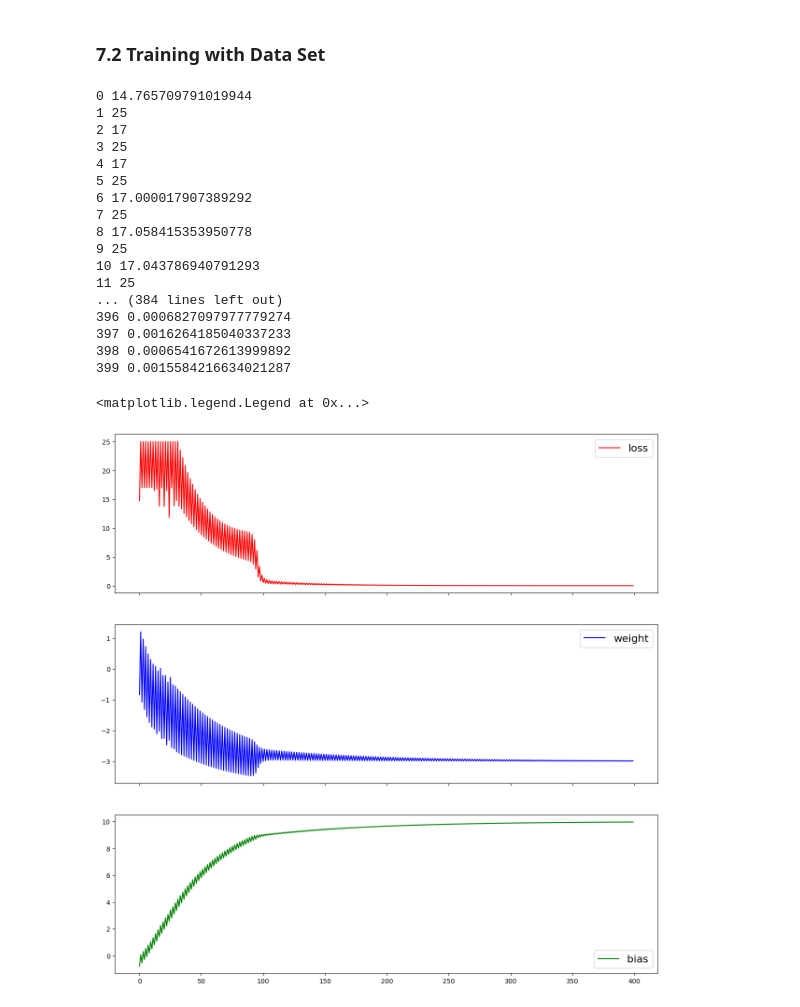
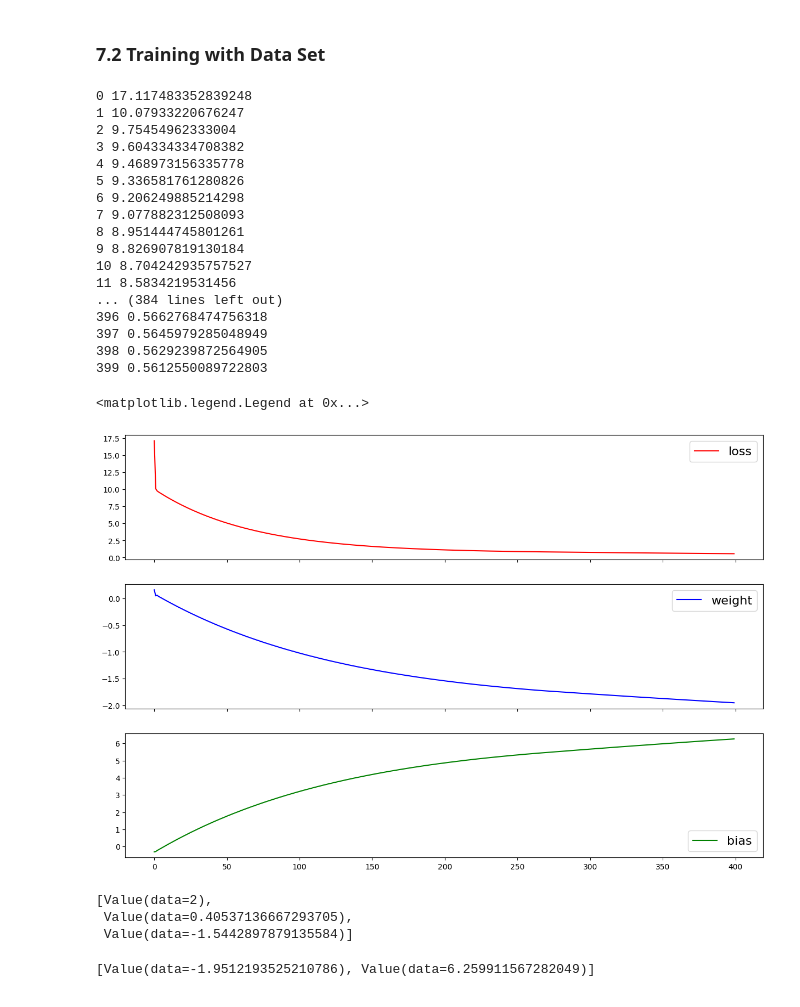
Before and after one commit to mmshakourig/ENPH353_LAB5, a Jupyter notebook: neuralNet.ipynb, the cells around one changed output. Drawn from its saved outputs; the diff is of its cells as text; code cells hidden in the pictures.

```diff
--- a/neuralNet.ipynb
+++ b/neuralNet.ipynb
@@ -370,7 +371,7 @@ for k in range(400):
 
   # update
   for p in n.parameters():
-    p.data += -0.06 * p.grad
+    p.data += -0.02 * p.grad
 
   print(k, loss.data)
 
@@ -378,35 +379,45 @@ for k in range(400):
   weights.append(n.layers[0].neurons[0].w[0].data)
   biases.append(n.layers[0].neurons[0].b.data)
 # %% [output]
-0 14.765709791019944
-1 25
-2 17
-3 25
-4 17
-5 25
-6 17.000017907389292
-7 25
-8 17.058415353950778
-9 25
-10 17.043786940791293
-11 25
+0 17.117483352839248
+1 10.07933220676247
+2 9.75454962333004
+3 9.604334334708382
+4 9.468973156335778
+5 9.336581761280826
+6 9.206249885214298
+7 9.077882312508093
+8 8.951444745801261
+9 8.826907819130184
+10 8.704242935757527
+11 8.5834219531456
 ... (384 lines left out)
-396 0.0006827097977779274
-397 0.0016264185040337233
-398 0.0006541672613999892
-399 0.0015584216634021287
+396 0.5662768474756318
+397 0.5645979285048949
+398 0.5629239872564905
+399 0.5612550089722803
 # %%
 from matplotlib.pyplot import xlabel
 
 
-fig, axs = plt.subplots(3, 1, figsize=(15, 15), sharex=True)
+fig, axs = plt.subplots(3, 1, figsize=(15, 10), sharex=True)
 
 axs[0].plot(losses, label='loss', color='red')
 axs[1].plot(weights, label='weight', color='blue')
 axs[2].plot(biases, label='bias', color='green')
 axs[0].legend(loc='upper right', fontsize=16)
 axs[1].legend(loc='upper right', fontsize=16)
 axs[2].legend(loc='lower right', fontsize=16)
 # %% [output]
 <matplotlib.legend.Legend at 0x...>
-[figure, old version]
+[figure, new version]
+# %%
+ypred
+# %% [output]
+[Value(data=2),
+ Value(data=0.40537136667293705),
+ Value(data=-1.5442897879135584)]
+# %%
+print(n.parameters())
+# %% [output]
+[Value(data=-1.9512193525210786), Value(data=6.259911567282049)]
```
Also changed, not shown: parts of 2 cells of this notebook.
